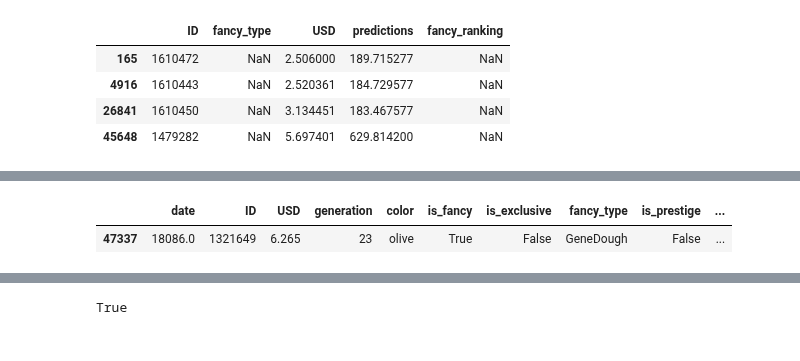
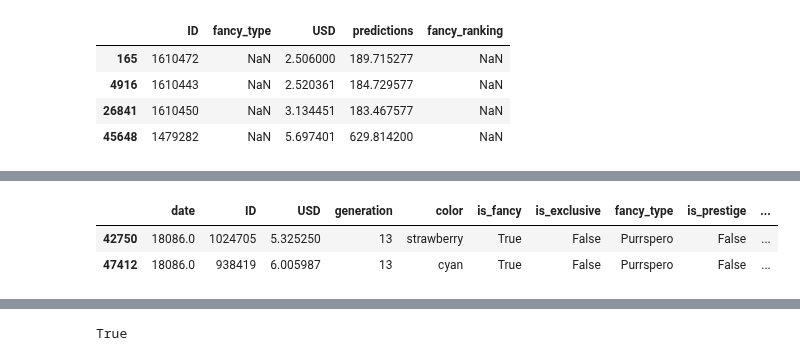
Before and after one commit to DylanBedetti/Trading-Cryptokitties, a Jupyter notebook: Email/Analyse Predictions.ipynb, the cells around one changed output, grey strips where cells are left out. Drawn from its saved outputs; the diff is of its cells as text; code cells hidden in the pictures.

```diff
--- a/Email/Analyse Predictions.ipynb
+++ b/Email/Analyse Predictions.ipynb
@@ -91,8 +90,9 @@ data.sort_values('ratio', ascending=False)[:20]
 # %%
-data[data['fancy_type'] == "GeneDough"][:10]
+data[data['fancy_type'] == "Purrspero"][:10]
 # %% [output]
 |  | date | ID | USD | generation | color | is_fancy | is_exclusive | fancy_type | is_prestige | ... |
-| 47337 | 18086.0 | 1321649 | 6.265 | 23 | olive | True | False | GeneDough | False | ... |
+| 42750 | 18086.0 | 1024705 | 5.325250 | 13 | strawberry | True | False | Purrspero | False | ... |
+| 47412 | 18086.0 | 938419 | 6.005987 | 13 | cyan | True | False | Purrspero | False | ... |
 # %%
 data['fancy_type'].value_counts()
 # %% [output]
```
Also changed, not shown: parts of 3 cells of this notebook.
